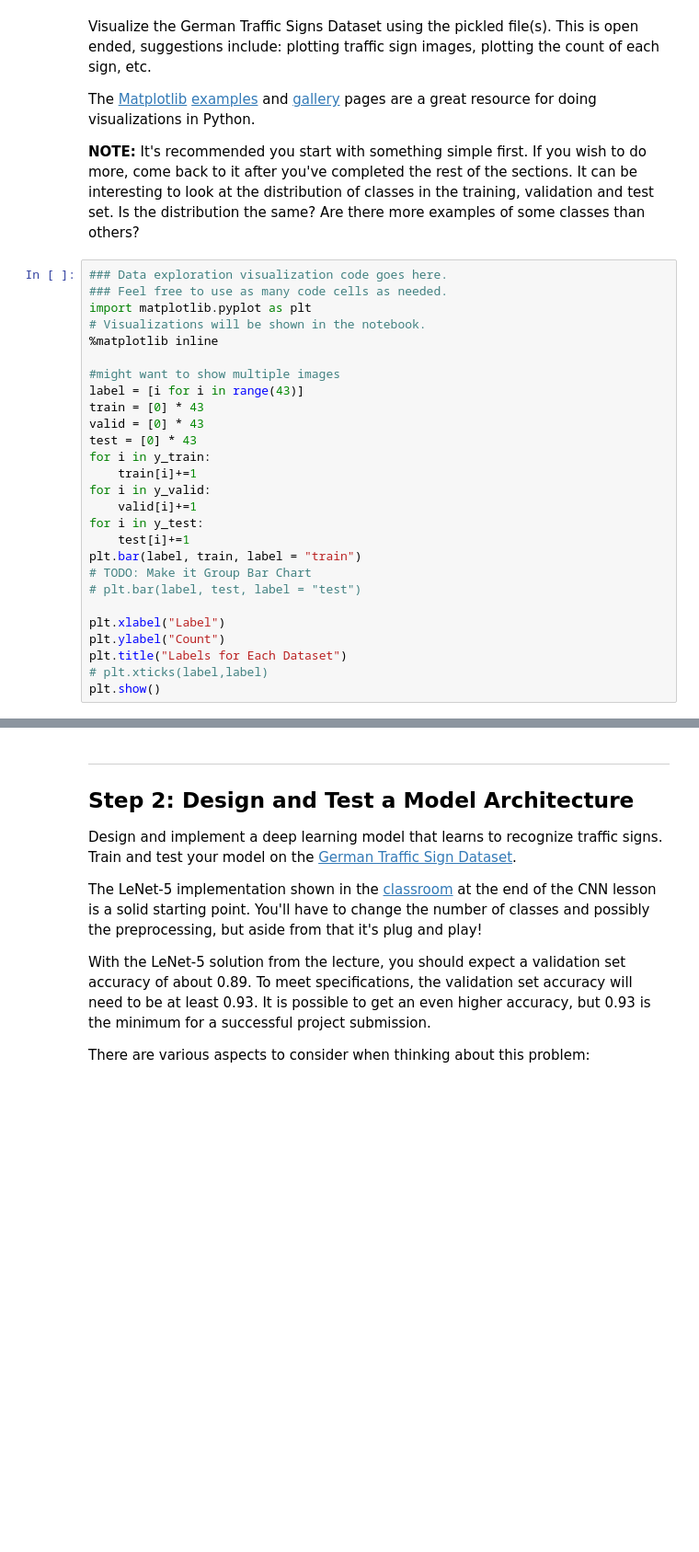
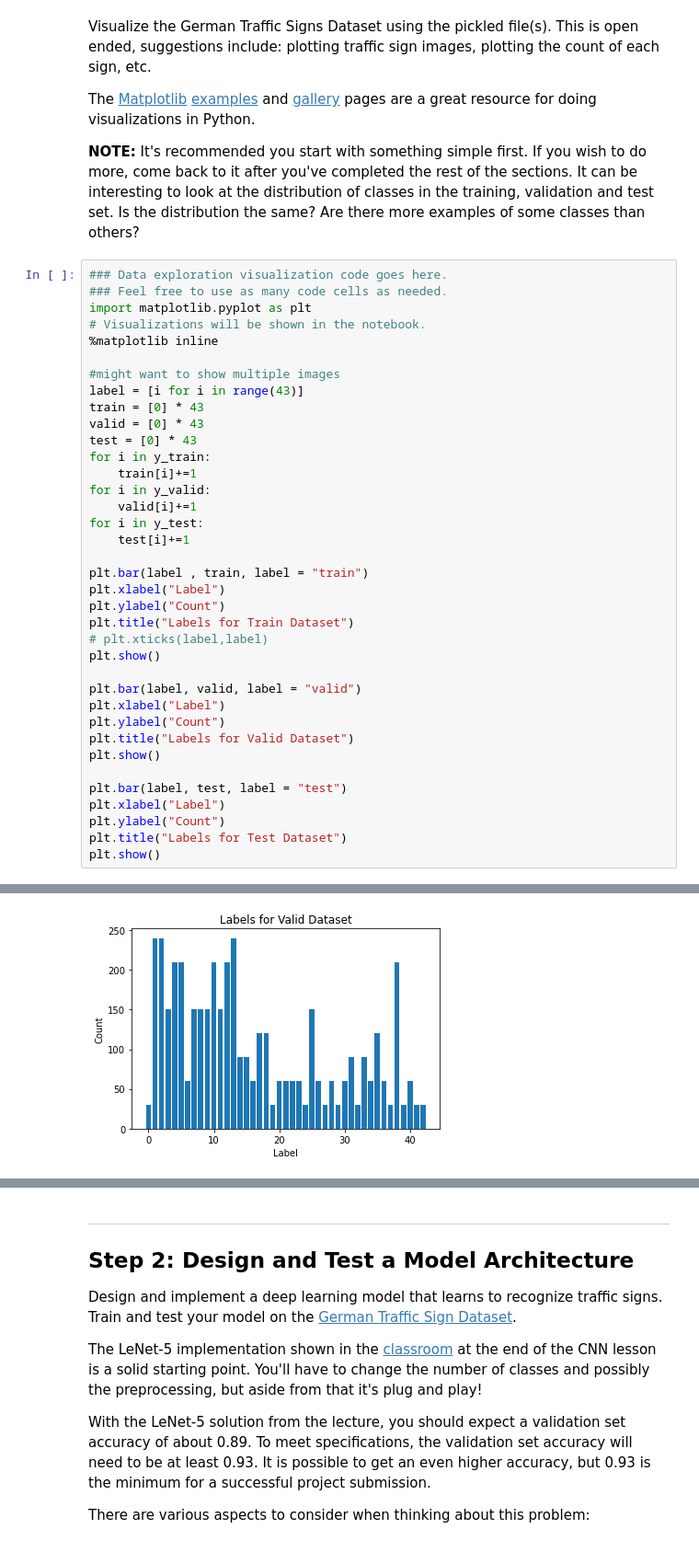
Before and after one commit to ChoKasem/Traffic-Sign-Classifier, a Jupyter notebook: Traffic_Sign_Classifier.ipynb, the cells around one changed output, grey strips where cells are left out. Shown: that part at 92% size. Saved outputs shown, nothing was run; the diff lists cells and outputs as text; blank space fills up the shorter version.

```diff
--- a/Traffic_Sign_Classifier.ipynb
+++ b/Traffic_Sign_Classifier.ipynb
@@ -92,29 +92,40 @@ The [Matplotlib](http://matplotlib.org/) [examples](http://matplotlib.org/exampl
 # %%
 ### Data exploration visualization code goes here.
 ### Feel free to use as many code cells as needed.
 import matplotlib.pyplot as plt
 # Visualizations will be shown in the notebook.
 %matplotlib inline
 
 #might want to show multiple images
 label = [i for i in range(43)]
 train = [0] * 43
 valid = [0] * 43
 test = [0] * 43
 for i in y_train:
     train[i]+=1
 for i in y_valid:
     valid[i]+=1
 for i in y_test:
     test[i]+=1
-plt.bar(label, train, label = "train")
-# TODO: Make it Group Bar Chart
-# plt.bar(label, test, label = "test")
 
+plt.bar(label , train, label = "train")
 plt.xlabel("Label")
 plt.ylabel("Count")
-plt.title("Labels for Each Dataset")
+plt.title("Labels for Train Dataset")
 # plt.xticks(label,label)
 plt.show()
+
+plt.bar(label, valid, label = "valid")
+plt.xlabel("Label")
+plt.ylabel("Count")
+plt.title("Labels for Valid Dataset")
+plt.show()
+
+plt.bar(label, test, label = "test")
+plt.xlabel("Label")
+plt.ylabel("Count")
+plt.title("Labels for Test Dataset")
+plt.show()
 # %% [output]
 [figure]
+[figure, added]
```
Also changed, not shown: parts of 10 cells of this notebook, 4 other files.
